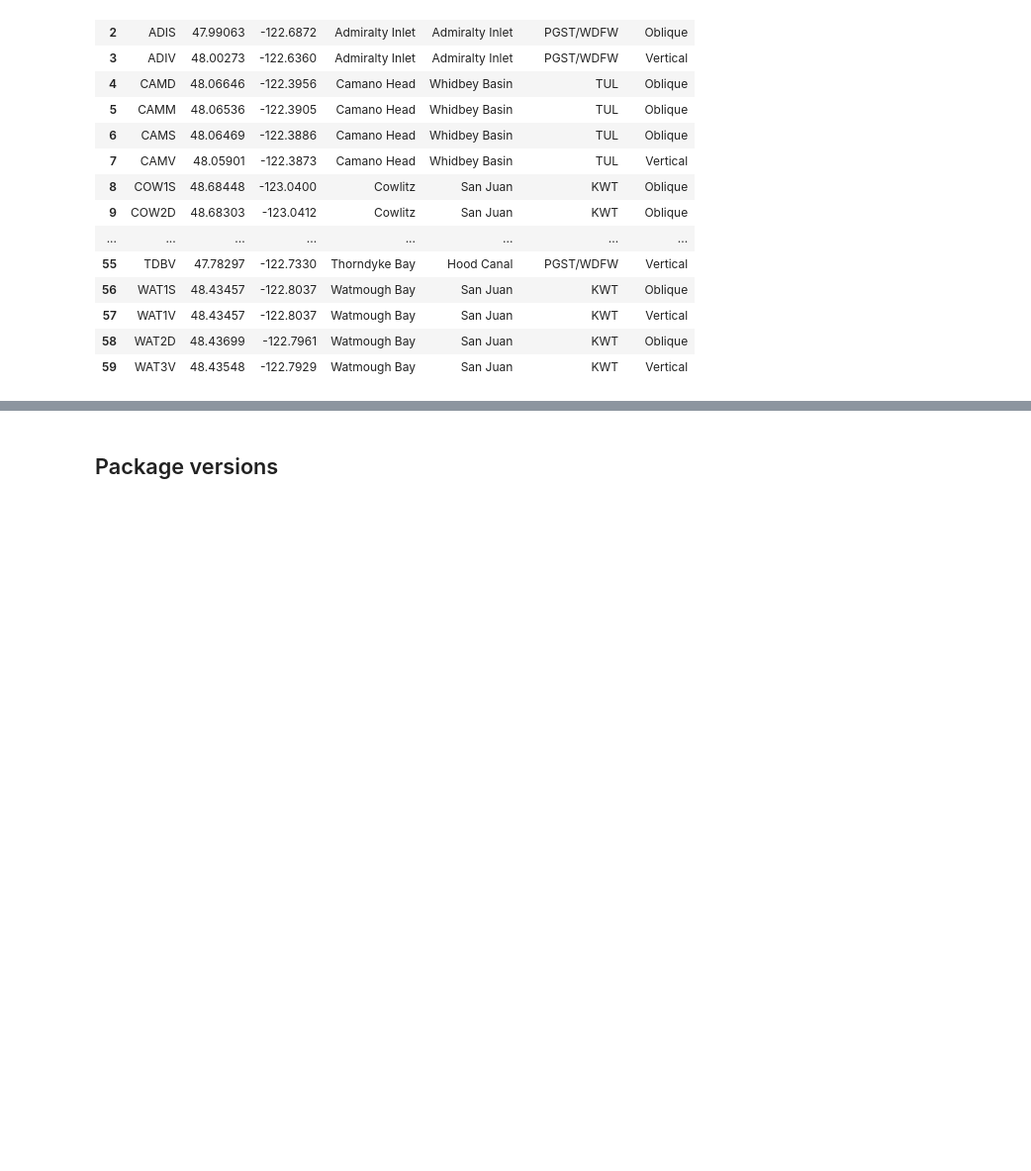
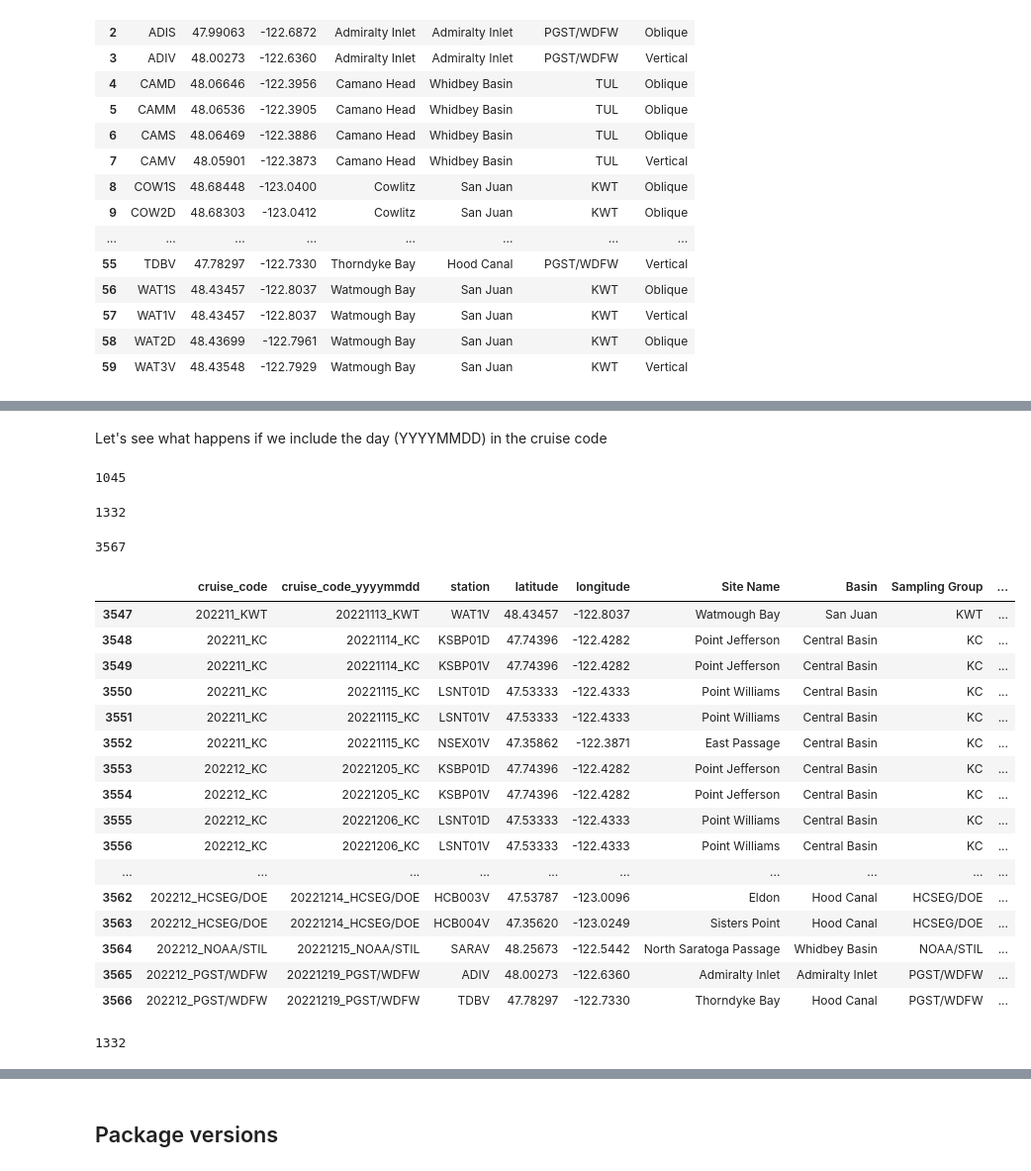
Before and after one commit to nanoos-pnw/obis-pszmp, a Jupyter notebook: data-preprocess.ipynb, the cells around one changed output, grey strips where cells are left out. Shown at 99% size. Drawn from its saved outputs; the diff is of its cells as text; code cells hidden in the pictures; blank space fills up the shorter version.

Commit message:
Update preprocessing code and json mappings (cruises and net_tow)

```diff
--- a/data-preprocess.ipynb
+++ b/data-preprocess.ipynb
@@ -300,0 +182,6 @@ No, b/c the taxonomy notebook also does a lot of other taxonomy querying and map
+# %%
+eventsource_df['date_yyyymm'] = eventsource_df['time'].apply(lambda dt: dt.strftime("%Y%m"))
+# eventsource_df['cruise_code'] = eventsource_df['date_yyyymm'].apply(lambda s: cruises[s])
+eventsource_df['cruise_code'] = (
+    eventsource_df['date_yyyymm'] + "_" + eventsource_df['Sampling Group']
+)
@@ -300,0 +208,50 @@ No, b/c the taxonomy notebook also does a lot of other taxonomy querying and map
+# %% [markdown]
+Let's see what happens if we include the day (YYYYMMDD) in the cruise code
+# %%
+len(eventsource_df['time'].apply(lambda dt: dt.strftime("%Y%m%d")).unique())
+# %% [output]
+1045
+# %%
+eventsource_df['date_yyyymmdd'] = eventsource_df['time'].apply(lambda dt: dt.strftime("%Y%m%d"))
+# eventsource_df['cruise_code'] = eventsource_df['date_yyyymm'].apply(lambda s: cruises[s])
+eventsource_df['cruise_code_yyyymmdd'] = (
+    eventsource_df['date_yyyymmdd'] + "_" + eventsource_df['Sampling Group']
+)
+# %%
+len(eventsource_df['cruise_code_yyyymmdd'].unique())
+# %% [output]
+1332
+# %%
+cruisecode_yyyymmdd_unique_df = (
+    # eventsource_df[['cruise_code'] + stations_cols].drop_duplicates()
+    # .sort_values(by=['cruise_code', 'station']).reset_index(drop=True)
+    eventsource_df[['cruise_code', 'cruise_code_yyyymmdd'] + stations_cols].drop_duplicates()
+    .sort_values(by=['cruise_code_yyyymmdd', 'station']).reset_index(drop=True)
+)
+len(cruisecode_yyyymmdd_unique_df)
+# %% [output]
+3567
+# %%
+cruisecode_yyyymmdd_unique_df.tail(20)
+# %% [output]
+|  | cruise_code | cruise_code_yyyymmdd | station | latitude | longitude | Site Name | Basin | Sampling Group | ... |
+| 3547 | 202211_KWT | 20221113_KWT | WAT1V | 48.43457 | -122.8037 | Watmough Bay | San Juan | KWT | ... |
+| 3548 | 202211_KC | 20221114_KC | KSBP01D | 47.74396 | -122.4282 | Point Jefferson | Central Basin | KC | ... |
+| 3549 | 202211_KC | 20221114_KC | KSBP01V | 47.74396 | -122.4282 | Point Jefferson | Central Basin | KC | ... |
+| 3550 | 202211_KC | 20221115_KC | LSNT01D | 47.53333 | -122.4333 | Point Williams | Central Basin | KC | ... |
+| 3551 | 202211_KC | 20221115_KC | LSNT01V | 47.53333 | -122.4333 | Point Williams | Central Basin | KC | ... |
+| 3552 | 202211_KC | 20221115_KC | NSEX01V | 47.35862 | -122.3871 | East Passage | Central Basin | KC | ... |
+| 3553 | 202212_KC | 20221205_KC | KSBP01D | 47.74396 | -122.4282 | Point Jefferson | Central Basin | KC | ... |
+| 3554 | 202212_KC | 20221205_KC | KSBP01V | 47.74396 | -122.4282 | Point Jefferson | Central Basin | KC | ... |
+| 3555 | 202212_KC | 20221206_KC | LSNT01D | 47.53333 | -122.4333 | Point Williams | Central Basin | KC | ... |
+| 3556 | 202212_KC | 20221206_KC | LSNT01V | 47.53333 | -122.4333 | Point Williams | Central Basin | KC | ... |
+| ... | ... | ... | ... | ... | ... | ... | ... | ... | ... |
+| 3562 | 202212_HCSEG/DOE | 20221214_HCSEG/DOE | HCB003V | 47.53787 | -123.0096 | Eldon | Hood Canal | HCSEG/DOE | ... |
+| 3563 | 202212_HCSEG/DOE | 20221214_HCSEG/DOE | HCB004V | 47.35620 | -123.0249 | Sisters Point | Hood Canal | HCSEG/DOE | ... |
+| 3564 | 202212_NOAA/STIL | 20221215_NOAA/STIL | SARAV | 48.25673 | -122.5442 | North Saratoga Passage | Whidbey Basin | NOAA/STIL | ... |
+| 3565 | 202212_PGST/WDFW | 20221219_PGST/WDFW | ADIV | 48.00273 | -122.6360 | Admiralty Inlet | Admiralty Inlet | PGST/WDFW | ... |
+| 3566 | 202212_PGST/WDFW | 20221219_PGST/WDFW | TDBV | 47.78297 | -122.7330 | Thorndyke Bay | Hood Canal | PGST/WDFW | ... |
+# %%
+len(cruisecode_yyyymmdd_unique_df['cruise_code_yyyymmdd'].unique())
+# %% [output]
+1332
```
Also changed, not shown: parts of 46 cells of this notebook, 2 other files.
